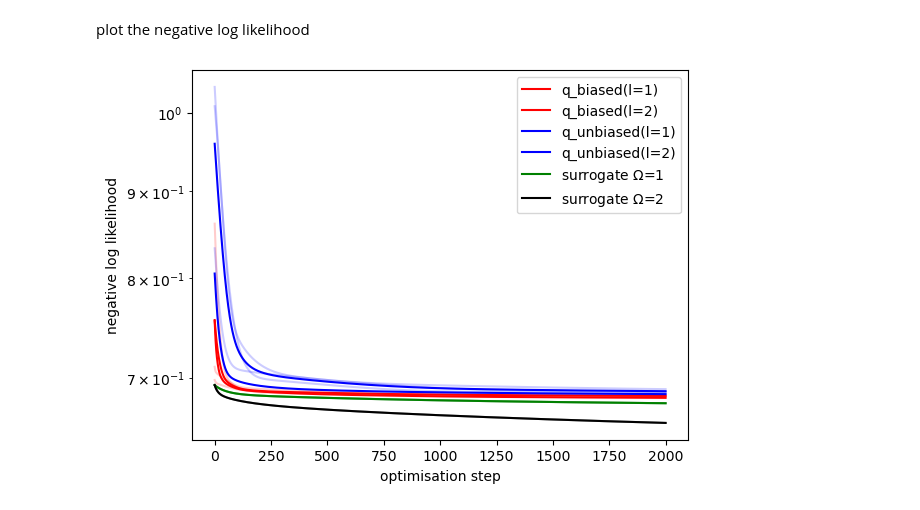
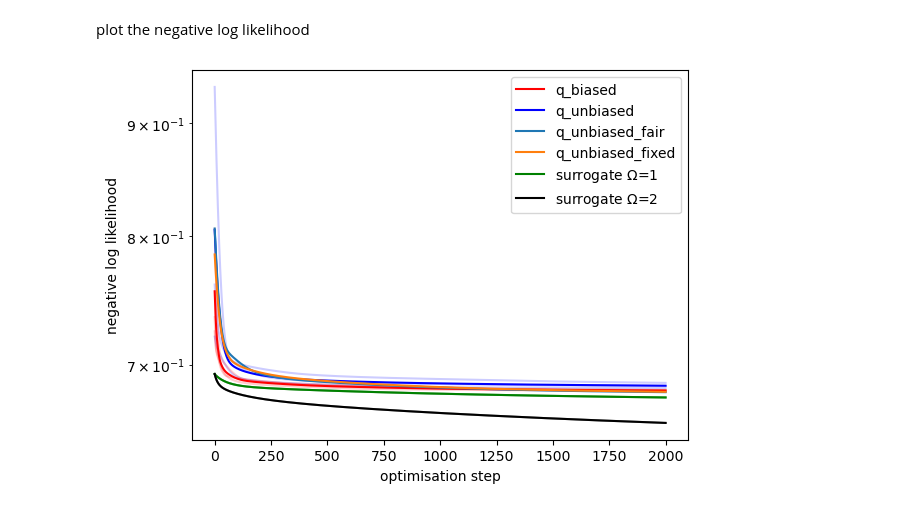
Before and after one commit to Hacker1337/Contextual-ML, a Jupyter notebook: numerics.ipynb, the cells around one changed output. Drawn from its saved outputs; the diff is of its cells as text; code cells hidden in the pictures.

```diff
--- a/numerics.ipynb
+++ b/numerics.ipynb
@@ -318,7 +372,7 @@ Y = device_put(Y)
 n_steps = 2000 #number of optimisation steps
 n_runs = 3 #number of runs (or trials)
 
-layers_list = [1,2] #the possible values of L we consider for the quantum models
+layers_list = [2] #the possible values of L we consider for the quantum models
 spectrum_list = [1,2] #the possible spectra we consider for the surrogate
 reg = 0. #the L2 weight regularisation penalty coefficient
 nvars=6 #the number of data variables in the fourier series of the surrogate model
@@ -327,6 +381,8 @@ blocks = 2 #the value of B in the paper
 #arrays for storing the plot data
 data_q = [np.zeros([n_runs,n_steps,3]) for __ in range(len(layers_list))]
 data_u = [np.zeros([n_runs,n_steps,3]) for __ in range(len(layers_list))]
+data_u_fixed = [np.zeros([n_runs,n_steps,3]) for __ in range(len(layers_list))]
+data_u_fair = [np.zeros([n_runs,n_steps,3]) for __ in range(len(layers_list))]
 data_s = [np.zeros([n_runs,n_steps,3]) for __ in range(len(spectrum_list))]
 # %% [markdown]
 ## Train the models
@@ -463,4 +487,6 @@ data_q = np.load('data_q.npy')
 #calculate average values over all trials for each model
 data_q_av = [np.mean(data_q[l],axis=0) for l in range(len(data_q))]
 data_u_av = [np.mean(data_u[l],axis=0) for l in range(len(data_u))]
-data_s_av = [np.mean(data_s[0],axis=0),np.mean(data_s[1],axis=0)]
+data_s_av = [np.mean(data_s[0],axis=0),np.mean(data_s[1][:2],axis=0)]
+data_u_fair_av = [np.mean(data_u_fair[l],axis=0) for l in range(len(data_u_fair))]
+data_u_fixed_av = [np.mean(data_u_fixed[l],axis=0) for l in range(len(data_u_fixed))]
@@ -470,15 +494,18 @@ Plot the KL divergence
 steplist = np.arange(0,n_steps,1)
 
 for run in range(n_runs):
-    plt.plot(data_q[0][run,:,0],data_q[0][run,:,2],alpha=0.2,color='red')
-    plt.plot(data_u[0][run,:,0],data_u[0][run,:,2],alpha=0.2,color='blue')
+    plt.plot(data_q[0][run,:,0],data_q[1][run,:,2],alpha=0.2,color='red')
+    plt.plot(data_u[0][run,:,0],data_u[1][run,:,2],alpha=0.2,color='blue')
     plt.plot(data_s[0][run,:,0],data_s[0][run,:,2],alpha=0.2,color='green')
     plt.plot(data_s[1][run,:,0],data_s[1][run,:,2],alpha=0.2,color='black')
 
-for l in range(2):
-    plt.plot(data_q_av[l][:,0],data_q_av[l][:,2],alpha=1.0,color='red',label=f'q_biased(l={l+1})')
-for l in range(2):
-    plt.plot(data_u_av[l][:,0],data_u_av[l][:,2],alpha=1.0,color='blue',label=f'q_unbiased(l={l+1})')
+l = 1
+plt.plot(data_q_av[l][:,0],data_q_av[l][:,2],alpha=1.0,color='red',label=f'q_biased')
+plt.plot(data_u_av[l][:,0],data_u_av[l][:,2],alpha=1.0,color='blue',label=f'q_unbiased')
+
+plt.plot(data_u_fair_av[0][:,0],data_u_fair_av[0][:,2],alpha=1.0,label=f'q_unbiased_fair')
+plt.plot(data_u_fixed_av[0][:,0],data_u_fixed_av[0][:,2],alpha=1.0,label=f'q_unbiased_fixed')
+
 plt.plot(data_s_av[0][:,0],data_s_av[0][:,2],alpha=1.0,color='green',label='surrogate $\Omega$=1')
 
 plt.plot(data_s_av[0][:,0],data_s_av[1][:,2],alpha=1.0,color='black',label='surrogate $\Omega$=2')
@@ -495,25 +522,30 @@ plt.show()
 plot the negative log likelihood
 # %%
 for run in range(n_runs):
-    plt.plot(data_q[0][run,:,0],data_q[0][run,:,1],alpha=0.2,color='red')
-    plt.plot(data_u[0][run,:,0],data_u[0][run,:,1],alpha=0.2,color='blue')
+    plt.plot(data_q[0][run,:,0],data_q[1][run,:,1],alpha=0.2,color='red')
+    plt.plot(data_u[0][run,:,0],data_u[1][run,:,1],alpha=0.2,color='blue')
     plt.plot(data_s[0][run,:,0],data_s[0][run,:,1],alpha=0.2,color='green')
     plt.plot(data_s[1][run,:,0],data_s[1][run,:,1],alpha=0.2,color='black')
 
-for l in range(2):
-    plt.plot(data_q_av[l][:,0],data_q_av[l][:,1],alpha=1.0,color='red',label=f'q_biased(l={l+1})')
-for l in range(2):
-    plt.plot(data_u_av[l][:,0],data_u_av[l][:,1],alpha=1.0,color='blue',label=f'q_unbiased(l={l+1})')
+l = 1
+plt.plot(data_q_av[l][:,0],data_q_av[l][:,1],alpha=1.0,color='red',label=f'q_biased')
+
+plt.plot(data_u_av[l][:,0],data_u_av[l][:,1],alpha=1.0,color='blue',label=f'q_unbiased')
+
+
+plt.plot(data_u_fair_av[0][:,0],data_u_fair_av[0][:,1],alpha=1.0,label=f'q_unbiased_fair')
+plt.plot(data_u_fixed_av[0][:,0],data_u_fixed_av[0][:,1],alpha=1.0,label=f'q_unbiased_fixed')
+
 
 plt.plot(data_s_av[0][:,0],data_s_av[0][:,1],alpha=1.0,color='green',label='surrogate $\Omega$=1')
 
 plt.plot(data_s_av[0][:,0],data_s_av[1][:,1],alpha=1.0,color='black',label='surrogate $\Omega$=2')
 
 plt.yscale("log")
 plt.legend()
 plt.xlabel("optimisation step")
 plt.ylabel("negative log likelihood")
 plt.legend(loc='upper right')
 plt.show()
 # %% [output]
-[figure, old version]
+[figure, new version]
```
Also changed, not shown: parts of 12 cells of this notebook, 1 other file.
